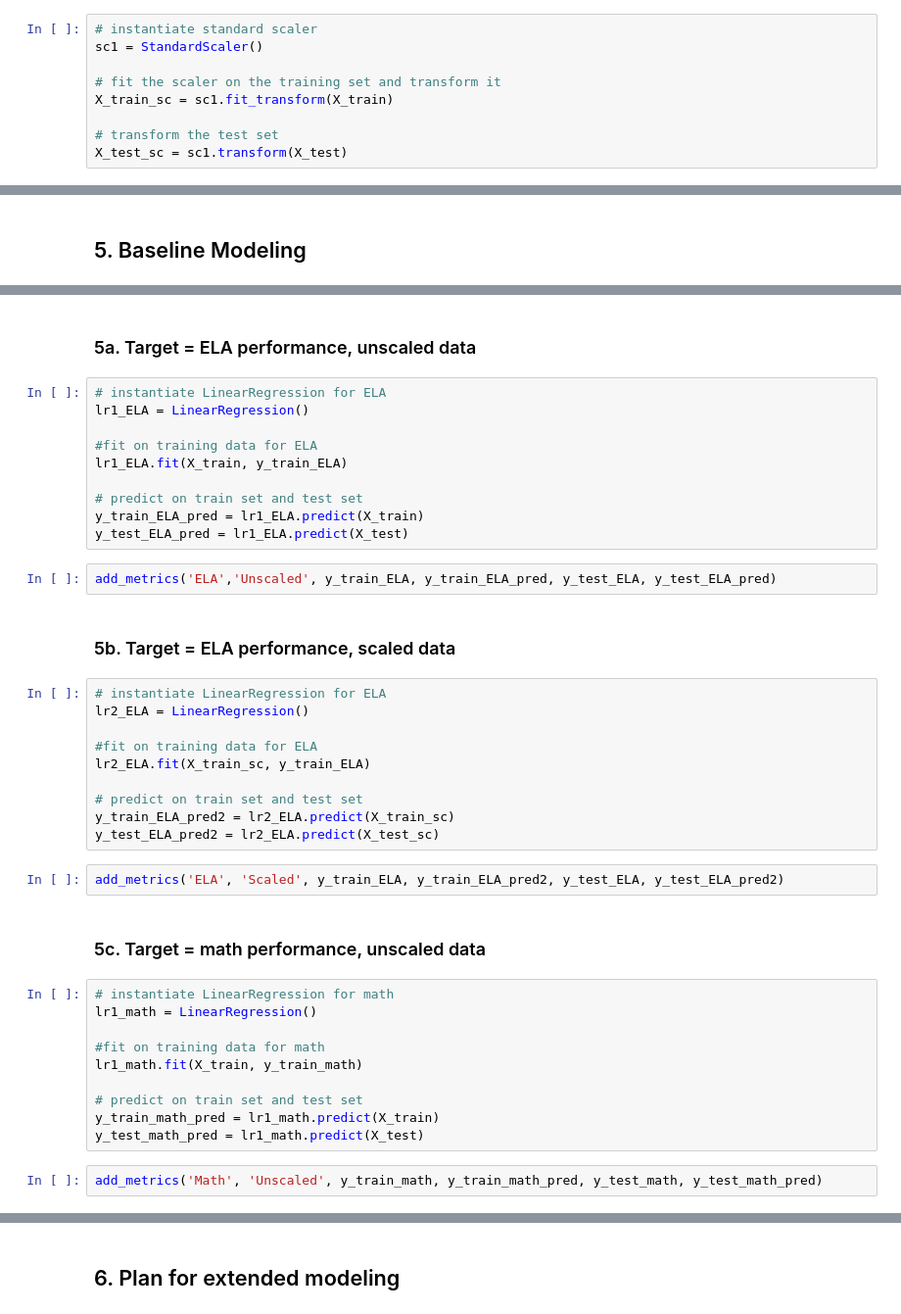
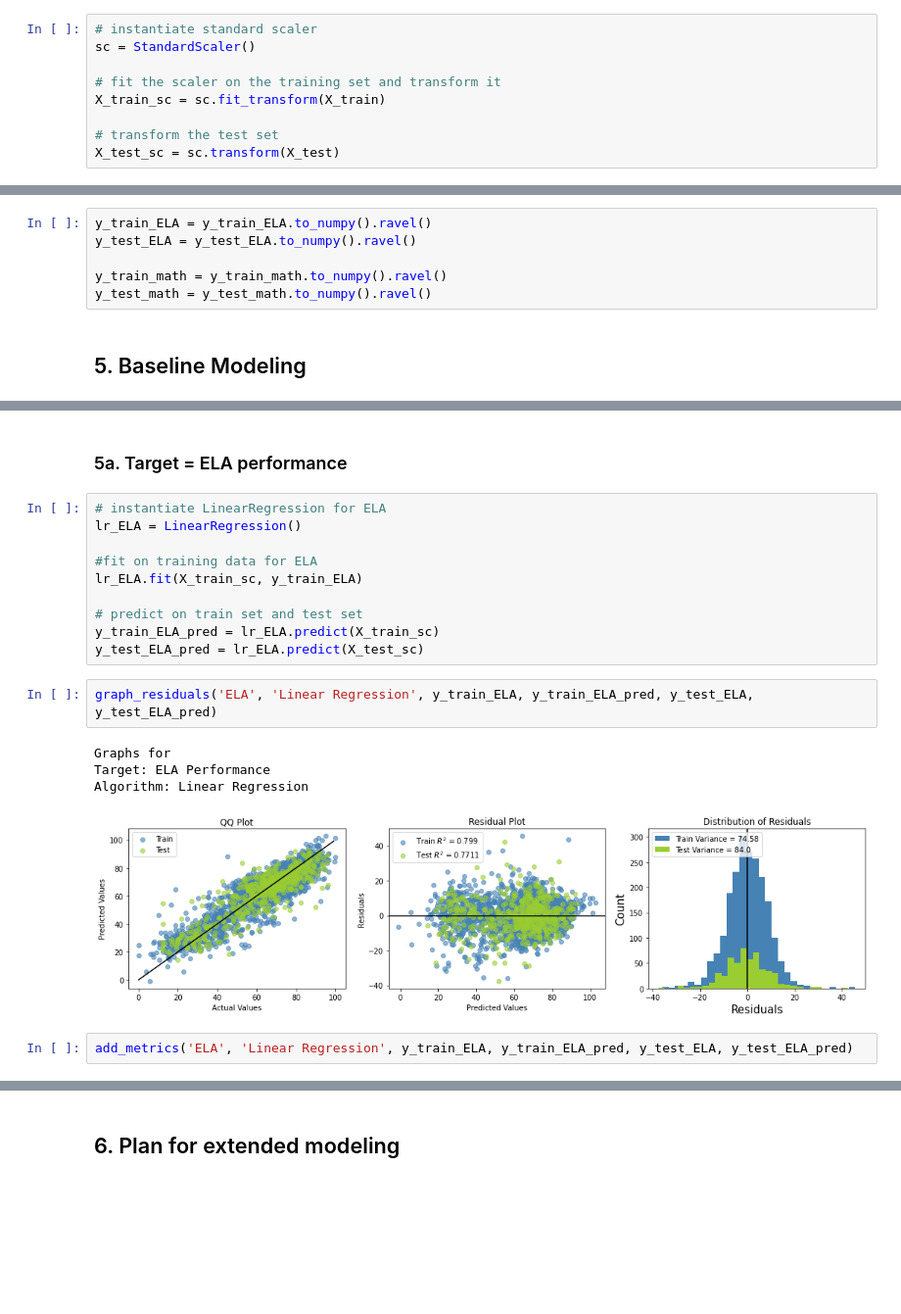
Before and after one commit to cchung106/Capstone-Three, a Jupyter notebook: Notebooks/03_preprocessing_baseline_modeling.ipynb, the cells around one changed output, grey strips where cells are left out. Shown: that part at 98% size. Cells and saved outputs as stored; diff of their text form; blank space fills up the shorter version.

```diff
--- a/Notebooks/03_preprocessing_baseline_modeling.ipynb
+++ b/Notebooks/03_preprocessing_baseline_modeling.ipynb
@@ -348,9 +346,9 @@ First, we will fit and apply the scaler to our original X_train and X_test datas
 # %%
 # instantiate standard scaler
-sc1 = StandardScaler()
+sc = StandardScaler()
 
 # fit the scaler on the training set and transform it
-X_train_sc = sc1.fit_transform(X_train)
+X_train_sc = sc.fit_transform(X_train)
 
 # transform the test set
-X_test_sc = sc1.transform(X_test)
+X_test_sc = sc.transform(X_test)
@@ -357,3 +357,9 @@ X_test_sc = sc1.transform(X_test)
+# %%
+y_train_ELA = y_train_ELA.to_numpy().ravel()
+y_test_ELA = y_test_ELA.to_numpy().ravel()
+
+y_train_math = y_train_math.to_numpy().ravel()
+y_test_math = y_test_math.to_numpy().ravel()
 # %% [markdown]
 <a id='section5'></a>
 ## 5. Baseline Modeling
@@ -391,46 +454,25 @@ def add_metrics(Subject, Scaling, y_train, y_train_pred, y_test, y_test_pred):
     global metrics
 
     metrics = metrics.append(new_row, ignore_index = True)
-# %% [markdown]
-### 5a. Target = ELA performance, unscaled data
-# %%
-# instantiate LinearRegression for ELA
-lr1_ELA = LinearRegression()
-
-#fit on training data for ELA
-lr1_ELA.fit(X_train, y_train_ELA)
-
-# predict on train set and test set
-y_train_ELA_pred = lr1_ELA.predict(X_train)
-y_test_ELA_pred = lr1_ELA.predict(X_test)
-# %%
-add_metrics('ELA','Unscaled', y_train_ELA, y_train_ELA_pred, y_test_ELA, y_test_ELA_pred)
 # %% [markdown]
-### 5b. Target = ELA performance, scaled data
+### 5a. Target = ELA performance
 # %%
 # instantiate LinearRegression for ELA
-lr2_ELA = LinearRegression()
+lr_ELA = LinearRegression()
 
 #fit on training data for ELA
-lr2_ELA.fit(X_train_sc, y_train_ELA)
+lr_ELA.fit(X_train_sc, y_train_ELA)
 
 # predict on train set and test set
-y_train_ELA_pred2 = lr2_ELA.predict(X_train_sc)
-y_test_ELA_pred2 = lr2_ELA.predict(X_test_sc)
+y_train_ELA_pred = lr_ELA.predict(X_train_sc)
+y_test_ELA_pred = lr_ELA.predict(X_test_sc)
+# %%
+graph_residuals('ELA', 'Linear Regression', y_train_ELA, y_train_ELA_pred, y_test_ELA, y_test_ELA_pred)
+# %% [output]
+Graphs for
+Target: ELA Performance
+Algorithm: Linear Regression
+[figure, added]
 # %%
-add_metrics('ELA', 'Scaled', y_train_ELA, y_train_ELA_pred2, y_test_ELA, y_test_ELA_pred2)
+add_metrics('ELA', 'Linear Regression', y_train_ELA, y_train_ELA_pred, y_test_ELA, y_test_ELA_pred)
-# %% [markdown]
-### 5c. Target = math performance, unscaled data
-# %%
-# instantiate LinearRegression for math
-lr1_math = LinearRegression()
-
-#fit on training data for math
-lr1_math.fit(X_train, y_train_math)
-
-# predict on train set and test set
-y_train_math_pred = lr1_math.predict(X_train)
-y_test_math_pred = lr1_math.predict(X_test)
-# %%
-add_metrics('Math', 'Unscaled', y_train_math, y_train_math_pred, y_test_math, y_test_math_pred)
 # %% [markdown]
```
Also changed, not shown: parts of 19 cells of this notebook.
